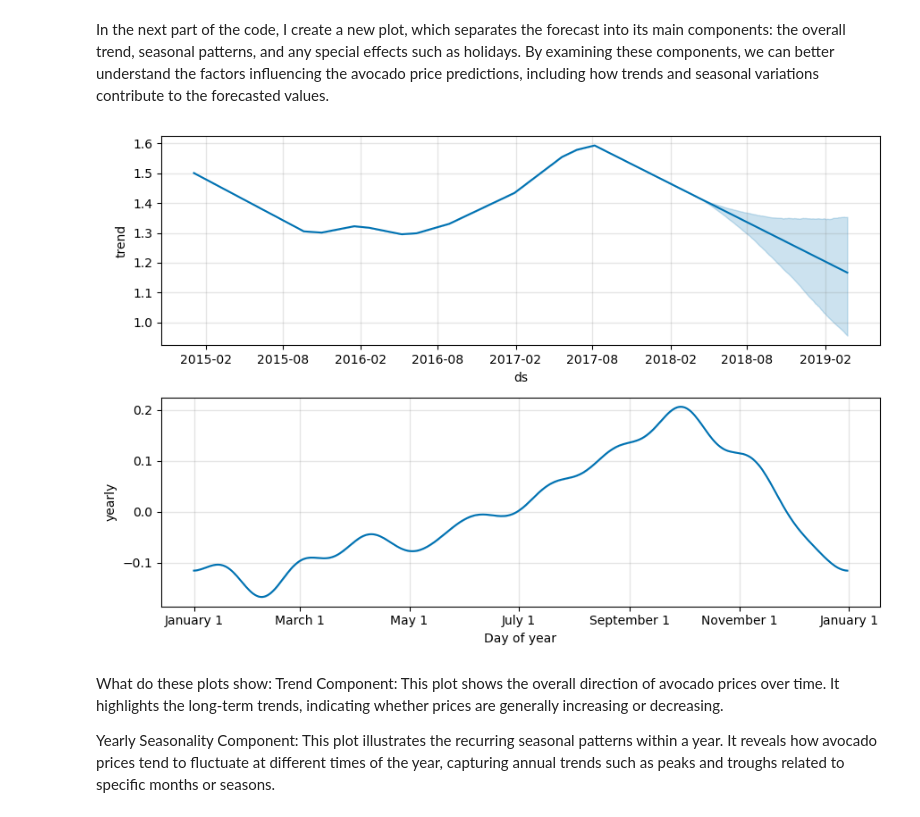
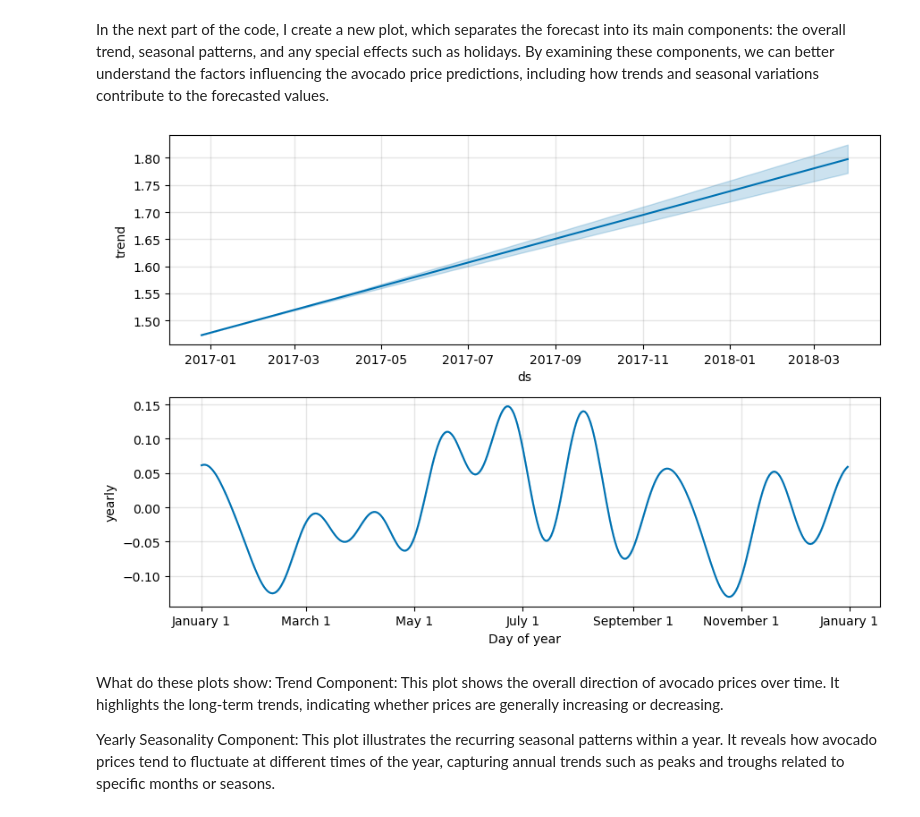
Before and after one commit to matroskin313/Machine-learning-projects, a Jupyter notebook: Avocado Prices Prediction.ipynb, the cells around one changed output. Drawn from its saved outputs; the diff is of its cells as text; code cells hidden in the pictures.

```diff
--- a/Avocado Prices Prediction.ipynb
+++ b/Avocado Prices Prediction.ipynb
@@ -224,8 +352,15 @@ avocado_prophet_df
+# %%
+# Create a copy of the train and test sets and convert the 'ds' column to datetime
+train_data = train_data.copy()
+test_data = test_data.copy()
+
+train_data['ds'] = pd.to_datetime(train_data['ds'])
+test_data['ds'] = pd.to_datetime(test_data['ds'])
 # %% [markdown]
 ## 6. Initialize and Fit the Prophet Model
 # %% [markdown]
 In this section of the code, I initialize a Prophet model and fit the model to my prepared dataset. This step allows the Prophet model to learn the underlying trends and seasonality in avocado prices over time, which will later enable us to make accurate forecasts based on this historical data.
 # %%
-model = Prophet()
-model.fit(avocado_prophet_df)
+model = Prophet(yearly_seasonality=True, changepoint_prior_scale=0.05)
+model.fit(train_data)
 # %% [output]
@@ -239,6 +374,11 @@ Next step is a preparing to forecast avocado prices into the future. First, I cr
 # %%
-# Forcasting into the future
-future = model.make_future_dataframe(periods=365)
+# Calculate the number of days in the test set
+test_period_days = (test_data['ds'].max() - train_data['ds'].max()).days
+
+# Generate future dates for the test period
+future = model.make_future_dataframe(periods=test_period_days, freq='D', include_history=False)
+future = future[future['ds'] >= train_data['ds'].max()]  # Filter future to start from end of train data
+
 forecast = model.predict(future)
 
 # Display the first 5 rows of the DataFrame
@@ -260,0 +395,12 @@ The forecast plot reveals that the model predicts a peak in avocado prices at th
+# %%
+# Filter forecast to match only up to the last date in the test data
+end_date = test_data['ds'].max()
+forecast_filtered = forecast[forecast['ds'] <= end_date]
+
+# Manually convert dates to numpy array format
+forecast_filtered['ds'] = np.array(forecast_filtered['ds'])
+
+# Plot forecast filtered by end date to match test data range
+figure = model.plot(forecast_filtered, xlabel='Date', ylabel='Price')
+plt.title('Avocado Price Forecasting Limited to Test Data Period')
+plt.show()
@@ -261,9 +464,9 @@ The forecast plot reveals that the model predicts a peak in avocado prices at th
 # %% [markdown]
 In the next part of the code, I create a new plot, which separates the forecast into its main components: the overall trend, seasonal patterns, and any special effects such as holidays. By examining these components, we can better understand the factors influencing the avocado price predictions, including how trends and seasonal variations contribute to the forecasted values.
 # %%
-figure3 = model.plot_components(forecast)
+figure3 = model.plot_components(forecast_filtered)
 # %% [output]
-[figure, old version]
+[figure, new version]
 # %% [markdown]
 What do these plots show:
 Trend Component: This plot shows the overall direction of avocado prices over time. It highlights the long-term trends, indicating whether prices are generally increasing or decreasing.
```
Also changed, not shown: parts of 46 cells of this notebook.
